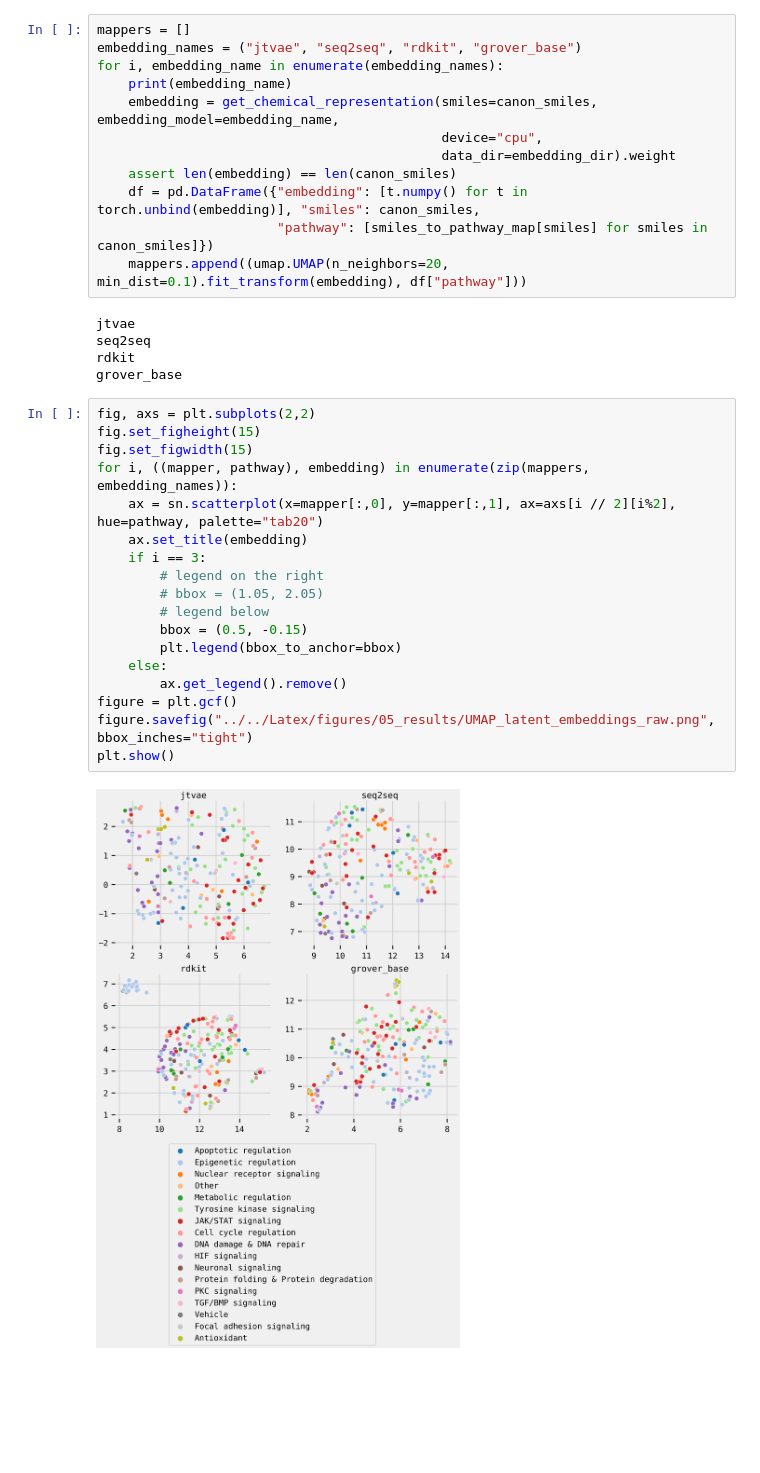
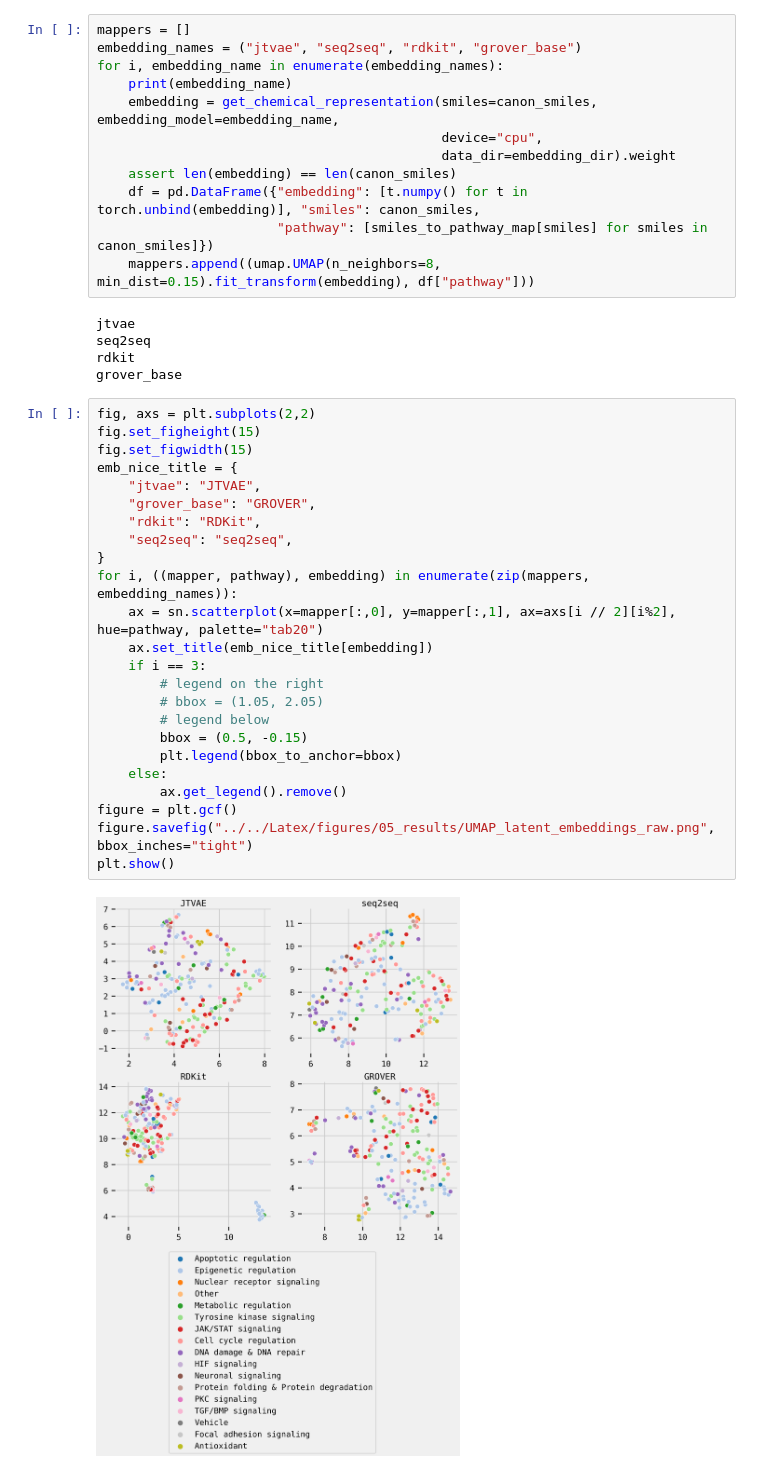
Before and after one commit to theislab/chemCPA, a Jupyter notebook: simon/umap_plots_embeddings.ipynb, the cells around one changed output. Cells and saved outputs as stored; diff of their text form; blank space fills up the shorter version.

Commit message:
Simon: Raw embedding plot tweak UMAP

```diff
--- a/simon/umap_plots_embeddings.ipynb
+++ b/simon/umap_plots_embeddings.ipynb
@@ -48,7 +48,7 @@ for i, embedding_name in enumerate(embedding_names):
     assert len(embedding) == len(canon_smiles)
     df = pd.DataFrame({"embedding": [t.numpy() for t in torch.unbind(embedding)], "smiles": canon_smiles,
                        "pathway": [smiles_to_pathway_map[smiles] for smiles in canon_smiles]})
-    mappers.append((umap.UMAP(n_neighbors=20, min_dist=0.1).fit_transform(embedding), df["pathway"]))
+    mappers.append((umap.UMAP(n_neighbors=8, min_dist=0.15).fit_transform(embedding), df["pathway"]))
 # %% [output]
 jtvae
 seq2seq
@@ -57,20 +57,26 @@ grover_base
 # %%
 fig, axs = plt.subplots(2,2)
 fig.set_figheight(15)
 fig.set_figwidth(15)
+emb_nice_title = {
+    "jtvae": "JTVAE",
+    "grover_base": "GROVER",
+    "rdkit": "RDKit",
+    "seq2seq": "seq2seq",
+}
 for i, ((mapper, pathway), embedding) in enumerate(zip(mappers, embedding_names)):
     ax = sn.scatterplot(x=mapper[:,0], y=mapper[:,1], ax=axs[i // 2][i%2], hue=pathway, palette="tab20")
-    ax.set_title(embedding)
+    ax.set_title(emb_nice_title[embedding])
     if i == 3:
         # legend on the right
         # bbox = (1.05, 2.05)
         # legend below
         bbox = (0.5, -0.15)
         plt.legend(bbox_to_anchor=bbox)
     else:
         ax.get_legend().remove()
 figure = plt.gcf()
 figure.savefig("../../Latex/figures/05_results/UMAP_latent_embeddings_raw.png", bbox_inches="tight")
 plt.show()
 # %% [output]
-[figure, old version]
+[figure, new version]
```
Also changed, not shown: 1 other file.
